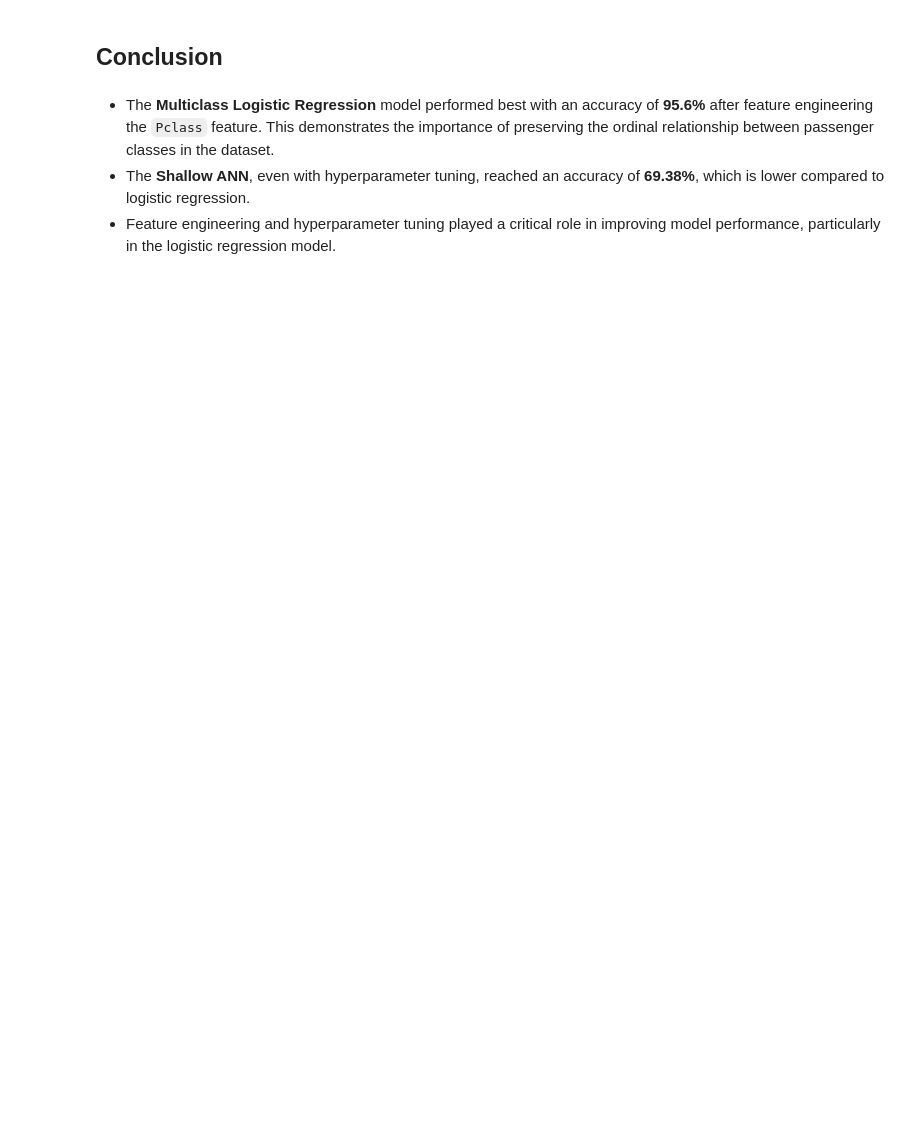
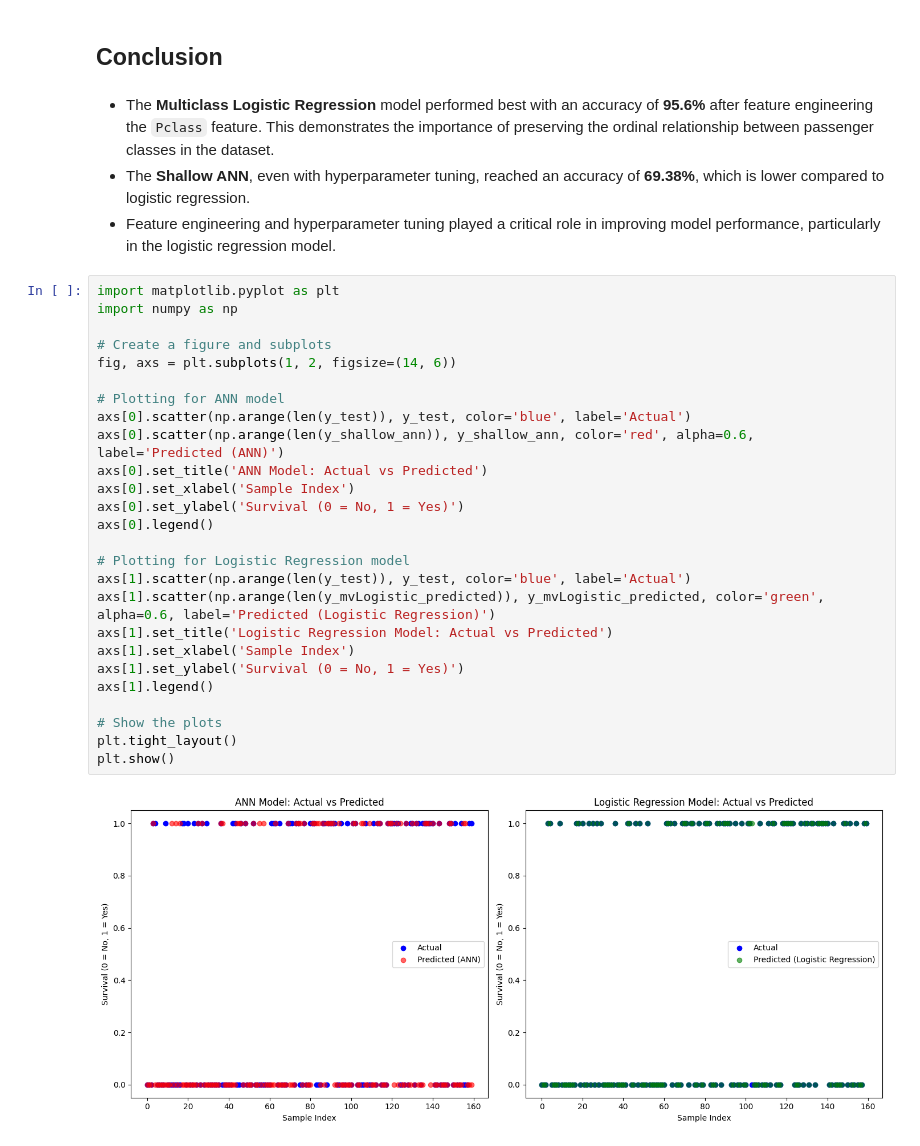
Before and after one commit to NyoYoAB/Social-Inequality-Titanic_project, a Jupyter notebook: Social_Inequity_In_Titanic.ipynb, the cells around one changed output. Cells and saved outputs as stored; diff of their text form; blank space fills up the shorter version.

Commit message:
add new charts

```diff
--- a/Social_Inequity_In_Titanic.ipynb
+++ b/Social_Inequity_In_Titanic.ipynb
@@ -597,3 +597,31 @@ Best Parameters: eta=0.01, neurons=3, epochs=30000 with accuracy=1.0000
 - The **Multiclass Logistic Regression** model performed best with an accuracy of **95.6%** after feature engineering the `Pclass` feature. This demonstrates the importance of preserving the ordinal relationship between passenger classes in the dataset.
 - The **Shallow ANN**, even with hyperparameter tuning, reached an accuracy of **69.38%**, which is lower compared to logistic regression.
 - Feature engineering and hyperparameter tuning played a critical role in improving model performance, particularly in the logistic regression model.
+# %%
+import matplotlib.pyplot as plt
+import numpy as np
+
+# Create a figure and subplots
+fig, axs = plt.subplots(1, 2, figsize=(14, 6))
+
+# Plotting for ANN model
+axs[0].scatter(np.arange(len(y_test)), y_test, color='blue', label='Actual')
+axs[0].scatter(np.arange(len(y_shallow_ann)), y_shallow_ann, color='red', alpha=0.6, label='Predicted (ANN)')
+axs[0].set_title('ANN Model: Actual vs Predicted')
+axs[0].set_xlabel('Sample Index')
+axs[0].set_ylabel('Survival (0 = No, 1 = Yes)')
+axs[0].legend()
+
+# Plotting for Logistic Regression model
+axs[1].scatter(np.arange(len(y_test)), y_test, color='blue', label='Actual')
+axs[1].scatter(np.arange(len(y_mvLogistic_predicted)), y_mvLogistic_predicted, color='green', alpha=0.6, label='Predicted (Logistic Regression)')
+axs[1].set_title('Logistic Regression Model: Actual vs Predicted')
+axs[1].set_xlabel('Sample Index')
+axs[1].set_ylabel('Survival (0 = No, 1 = Yes)')
+axs[1].legend()
+
+# Show the plots
+plt.tight_layout()
+plt.show()
+# %% [output]
+[figure, added]
```
Also changed, not shown: parts of 7 cells of this notebook.
